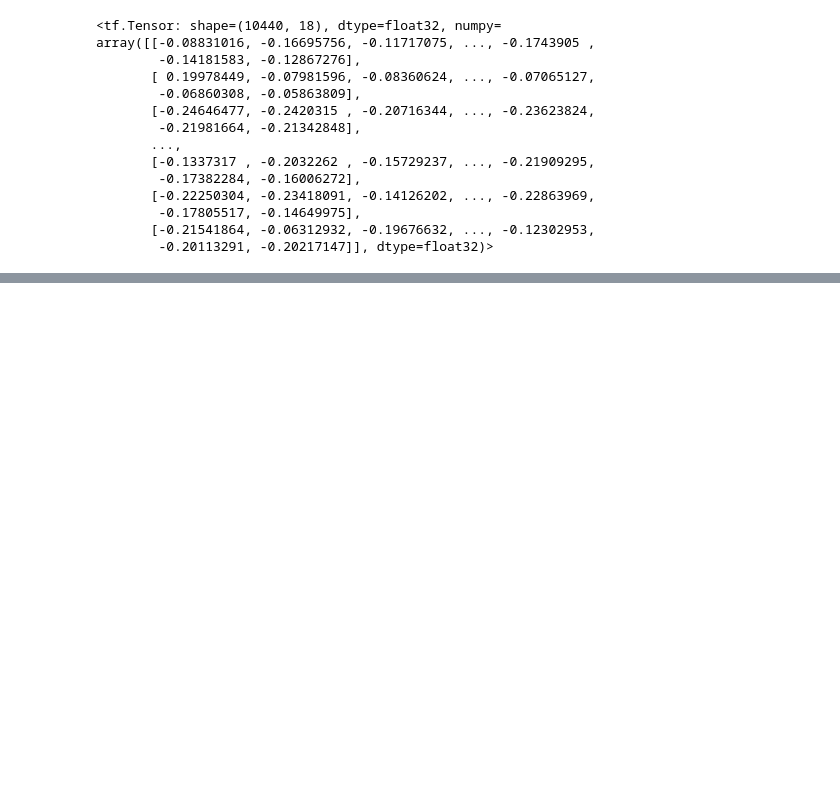
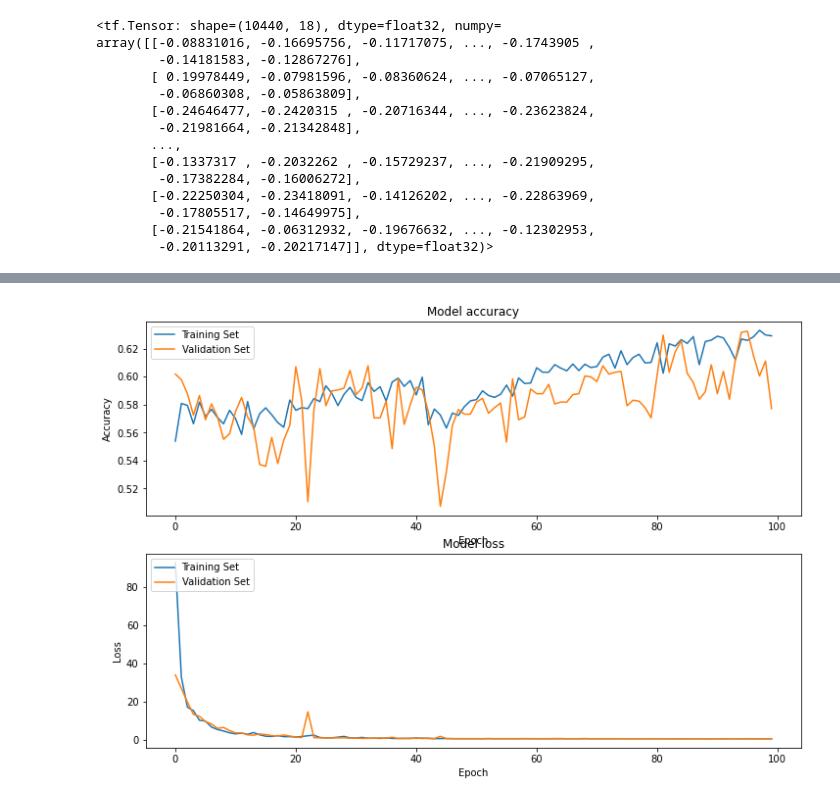
Before and after one commit to EvanaHolevas/going-concern-198, a Jupyter notebook: nn_bankruptcy.ipynb, the cells around one changed output, grey strips where cells are left out. Drawn from its saved outputs; the diff is of its cells as text; code cells hidden in the pictures; blank space fills up the shorter version.

Commit message:
data normalization for balanced data

```diff
--- a/nn_bankruptcy.ipynb
+++ b/nn_bankruptcy.ipynb
@@ -168,0 +215,31 @@ plot_history(history)
+# %%
+def bankruptcy_model_v2(input_shape=(18,)):
+    # Define the normalization layer
+    # normalization_layer = tf.keras.layers.experimental.preprocessing.Normalization()
+
+    # # Adapt the normalization layer to the data
+    # data = tf.ones((1, 18))
+    # normalization_layer(data)
+
+    # Define the model
+    model = tf.keras.Sequential([
+        tf.keras.layers.experimental.preprocessing.Normalization(),
+        tf.keras.layers.Dense(18, activation='relu', input_shape=input_shape),
+        # tf.keras.layers.BatchNormalization(),
+        tf.keras.layers.Dense(9, activation='relu', input_shape=input_shape),
+        tf.keras.layers.Dense(1, activation='sigmoid'),
+    ])
+
+    model.compile(optimizer='adam',
+                  loss=tf.keras.losses.BinaryCrossentropy(from_logits=False),
+                  metrics=['accuracy'])
+    return model
+# %%
+model2 = bankruptcy_model_v2()
+history2 = model2.fit(X_train, y_train,
+                    validation_data=(X_validate, y_validate),
+                    epochs=100,
+                    batch_size=25,
+                    # callbacks=callbacks,
+                    # class_weight=class_weight
+                    )
@@ -168,0 +264,4 @@ plot_history(history)
+# %%
+plot_history(history2)
+# %% [output]
+[figure, added]
```
Also changed, not shown: parts of 12 cells of this notebook.
